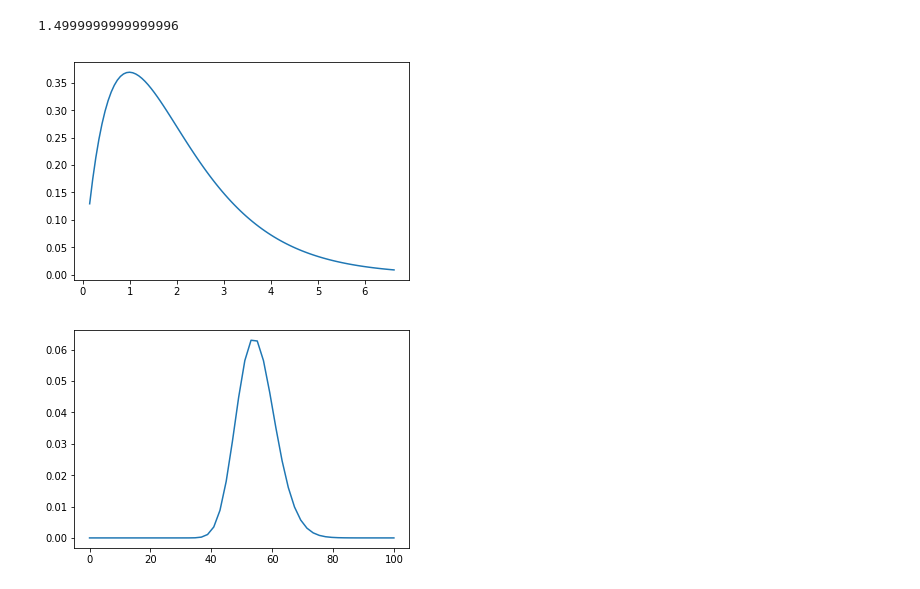
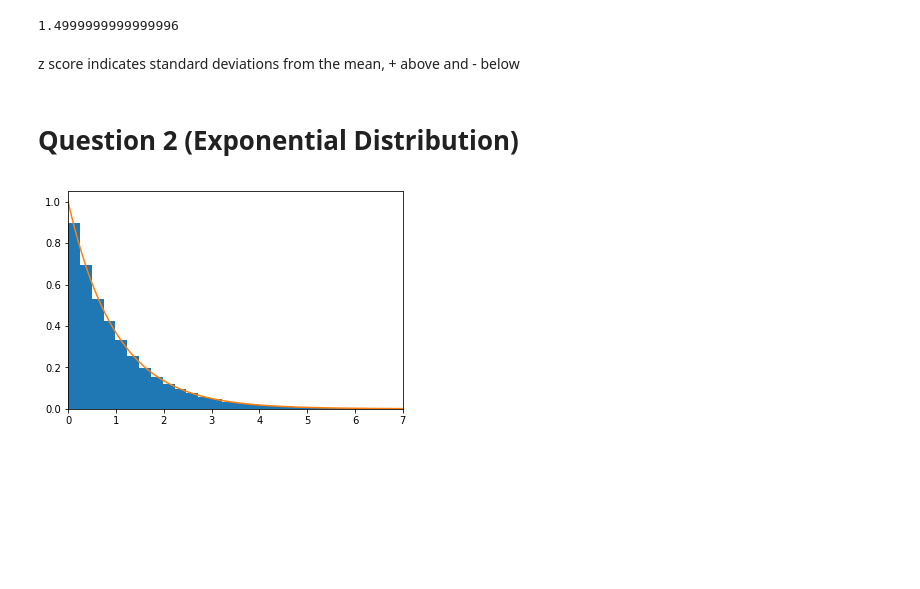
Before and after one commit to gkovoor/PHYS434, a Jupyter notebook: LAB1.ipynb, the cells around one changed output. Saved outputs shown, nothing was run; the diff lists cells and outputs as text; code cells hidden in the pictures; blank space fills up the shorter version.

```diff
--- a/LAB1.ipynb
+++ b/LAB1.ipynb
@@ -20,19 +19,14 @@ zScore
-# %%
-#Creating a gamma distribution
-rv = gamma.rvs(1.99, size = 100000)
-
-fig, ax = plt.subplots(1,1)
-x = np.linspace (gamma.ppf(0.01,1.99), gamma.ppf(0.99, 1.99), 100)
-ax.plot(x, gamma.pdf(x, 1.99))
-plt.show()
-# %% [output]
-[figure, removed]
-# %%
-#Using a gamma distribution to plot the time spent playing League of Legends.
-#Taking a mean of 40 mins and a standard deviation of 15 mins
-x = np.linspace (0, 100, 50)
-y1 = stats.gamma.pdf(x, a=40, loc=15)
-plt.plot(x, y1)
-plt.show()
-# %% [output]
-[figure, removed]
+# %% [markdown]
+z score indicates standard deviations from the mean, + above and - below
+# %% [markdown]
+# Question 2 (Exponential Distribution)
+# %%
+fig, ax = plt.subplots(1, 1)
+rv = expon.rvs(loc=0, scale=1, size=100000)
+ax.hist(rv, 50, density=True, histtype='stepfilled')
+plt.xlim([0,7])
+x = np.linspace(0,7,1000)
+ax.plot(x, stats.expon.pdf(x, loc=0, scale=1))
+plt.show()
+# %% [output]
+[figure, added]
```
Also changed, not shown: parts of 35 cells of this notebook, 1 other file.
